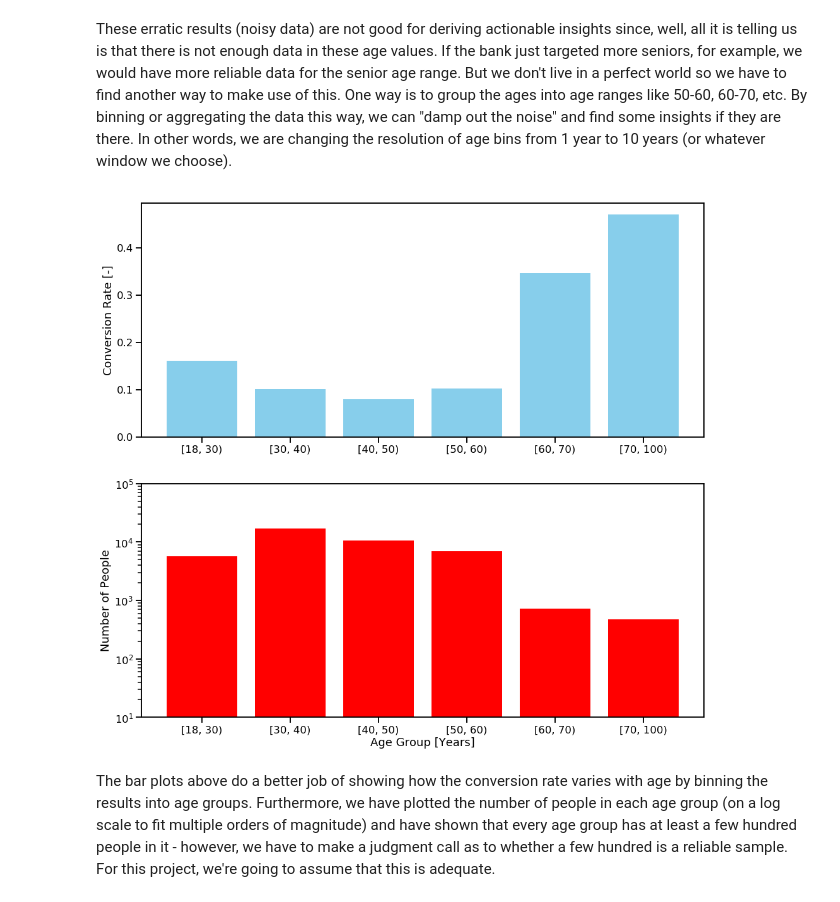
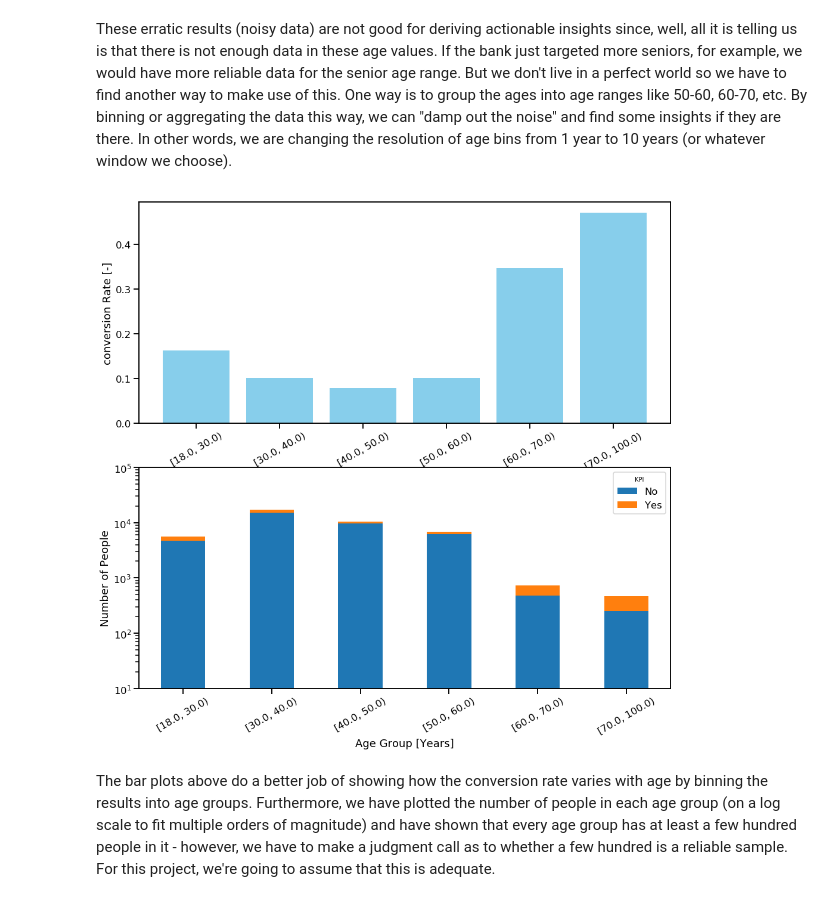
Before and after one commit to yahiakala/data-science-galeria, a Jupyter notebook: marketing-engagement/1-yk-casestudy1.ipynb, the cells around one changed output. Drawn from its saved outputs; the diff is of its cells as text; code cells hidden in the pictures.

```diff
--- a/marketing-engagement/1-yk-casestudy1.ipynb
+++ b/marketing-engagement/1-yk-casestudy1.ipynb
@@ -21,7 +20,7 @@ import numpy as np
 The autoreload extension is already loaded. To reload it, use:
   %reload_ext autoreload
 # %%
-df = pd.read_csv('../data/raw/bank-additional-full.csv', sep=';')
+df = pd.read_csv('bank-additional-full.csv', sep=';')
 # %%
 df.head()
 # %% [output]
@@ -75,15 +74,15 @@ df2['age group'] = pd.cut(df2['age'],
                          precision=2).astype(str)
 df2 = df2[df2['age group'] != 'nan']
 # %%
-fig2, ax2 = hp.bar_conversions_and_bins(df2, 'conversion',
+fig2, ax2 = hp.bar_ratios_and_bins(df2, 'conversion',
                                          'age group')
 
 _ = ax2[1].set_xlabel('Age Group [Years]')
 ax2[1].set_yscale('log')
 _ = ax2[1].set_ylim([10, 100000])
 _ = ax2[1].set_ylabel('Number of People')
 # %% [output]
-[figure, old version]
+[figure, new version]
 # %% [markdown]
 The bar plots above do a better job of showing how the conversion rate varies with age by binning the results into age groups. Furthermore, we have plotted the number of people in each age group (on a log scale to fit multiple orders of magnitude) and have shown that every age group has at least a few hundred people in it - however, we have to make a judgment call as to whether a few hundred is a reliable sample. For this project, we're going to assume that this is adequate.
 # %% [markdown]
```
Also changed, not shown: parts of 7 cells of this notebook, 5 other files.
